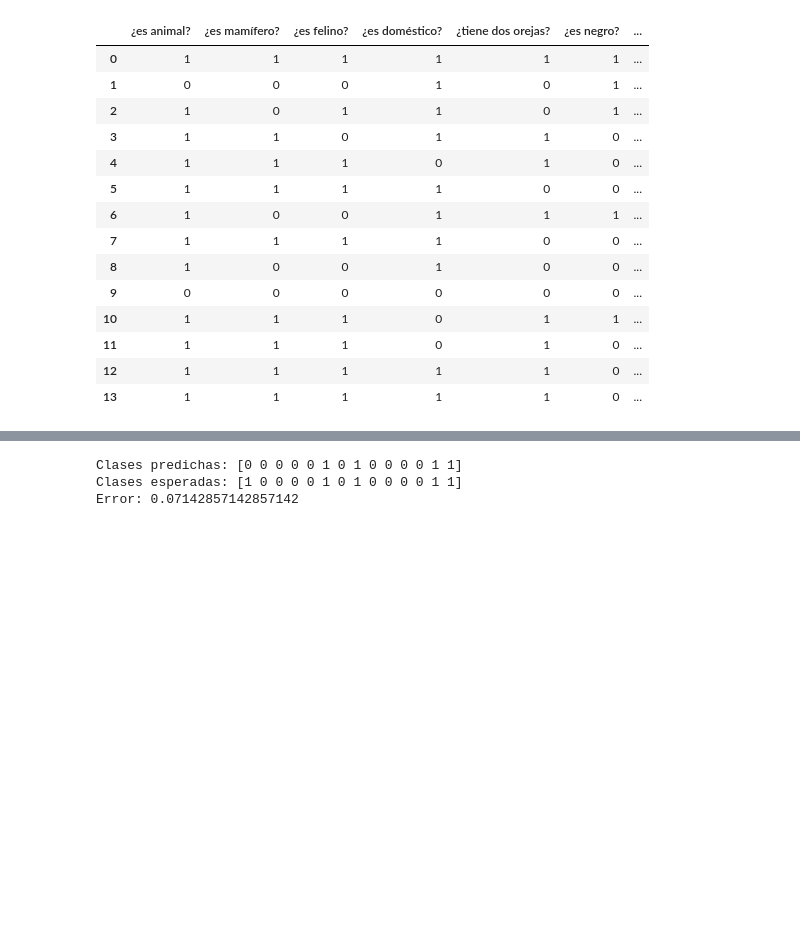
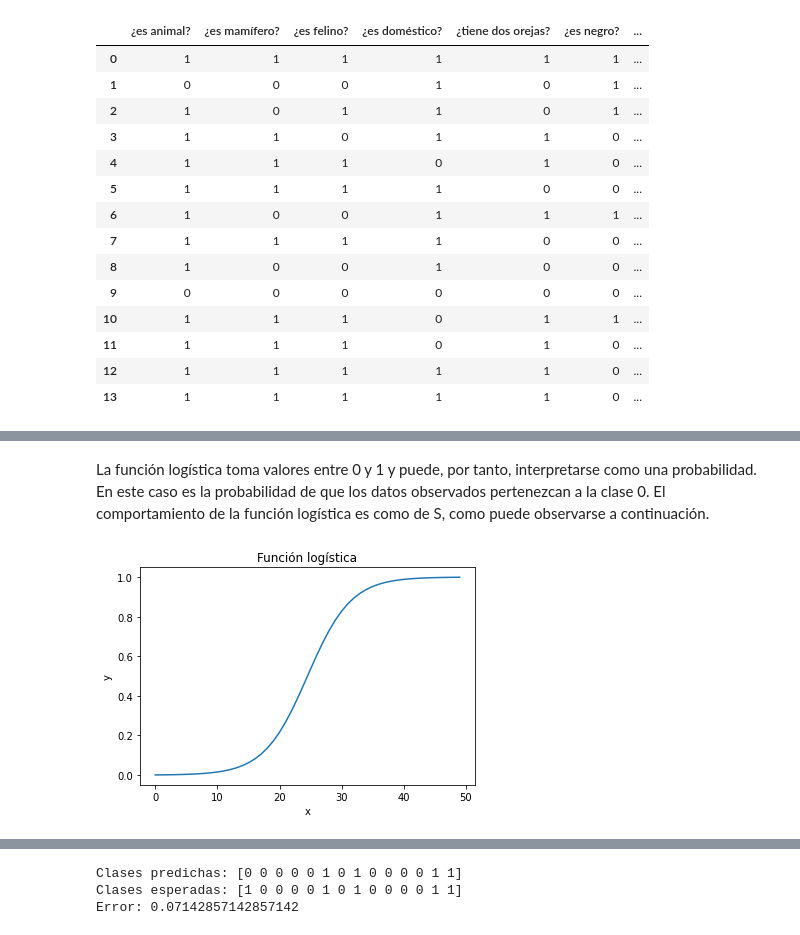
Before and after one commit to VMijangos/InteligenciaArtificial, a Jupyter notebook: Notebooks/11 LogisticRegression.ipynb, the cells around one changed output, grey strips where cells are left out. Cells and saved outputs as stored; diff of their text form; code cells hidden in the pictures; blank space fills up the shorter version.

```diff
--- a/Notebooks/11 LogisticRegression.ipynb
+++ b/Notebooks/11 LogisticRegression.ipynb
@@ -70,34 +49,0 @@ $$\nabla_iR(\theta) = (p(Y=y|x) - y_x) \cdot x_i$$
-# %%
-%%time
-
-#Inicialización de los parámetros
-np.random.seed(0)
-w = np.random.rand(d,2)/np.sqrt(d)
-b = np.ones(2)
-
-#Detenerse
-stop = False
-t = 0
-while  stop == False:
-    #FORWARD
-    #Funcion de preactivacióm
-    a = np.dot(X,w)+b
-    #Función de activación
-    exp = np.exp(a-np.max(a))
-    pred = exp/exp.sum(1,keepdims=True)
-
-    #Error
-    pred[range(m),Y] -= Y
-    #Derivada
-    DW = np.dot(X.T,pred)
-    Db = pred.sum(0)
-
-    #ACTUALIZACIÓN
-    #Gradiente descendiente
-    w -= lr*DW + 0.001*DW
-    b -= lr*Db
-
-    t += 1
-    #Criterio de paro
-    if t > its:
-        stop = True
@@ -106,0 +65,10 @@ Wall time: 20.1 ms
+# %% [markdown]
+La función logística toma valores entre 0 y 1 y puede, por tanto, interpretarse como una probabilidad. En este caso es la probabilidad de que los datos observados pertenezcan a la clase 0. El comportamiento de la función logística es como de S, como puede observarse a continuación.
+# %%
+plt.plot(logist(np.linspace(-7,7)))
+plt.title('Función logística')
+plt.xlabel('x')
+plt.ylabel('y')
+plt.show()
+# %% [output]
+[figure, added]
```
Also changed, not shown: parts of 25 cells of this notebook.
